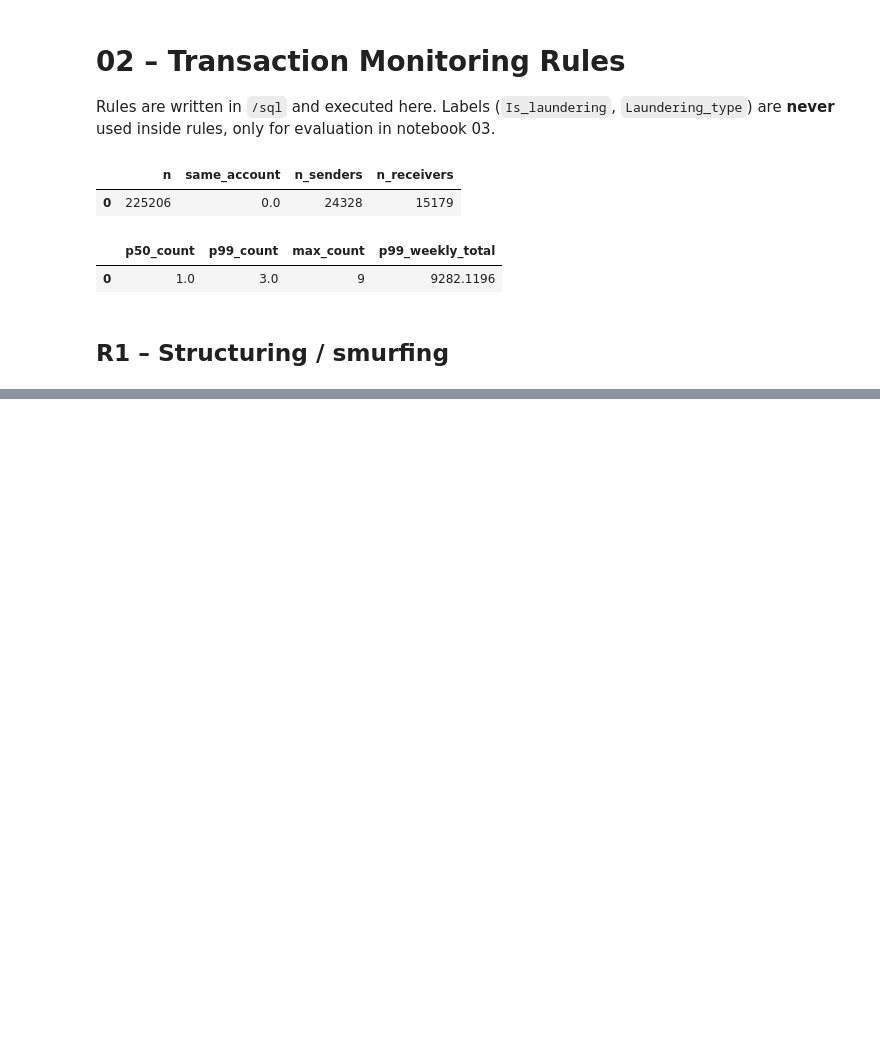
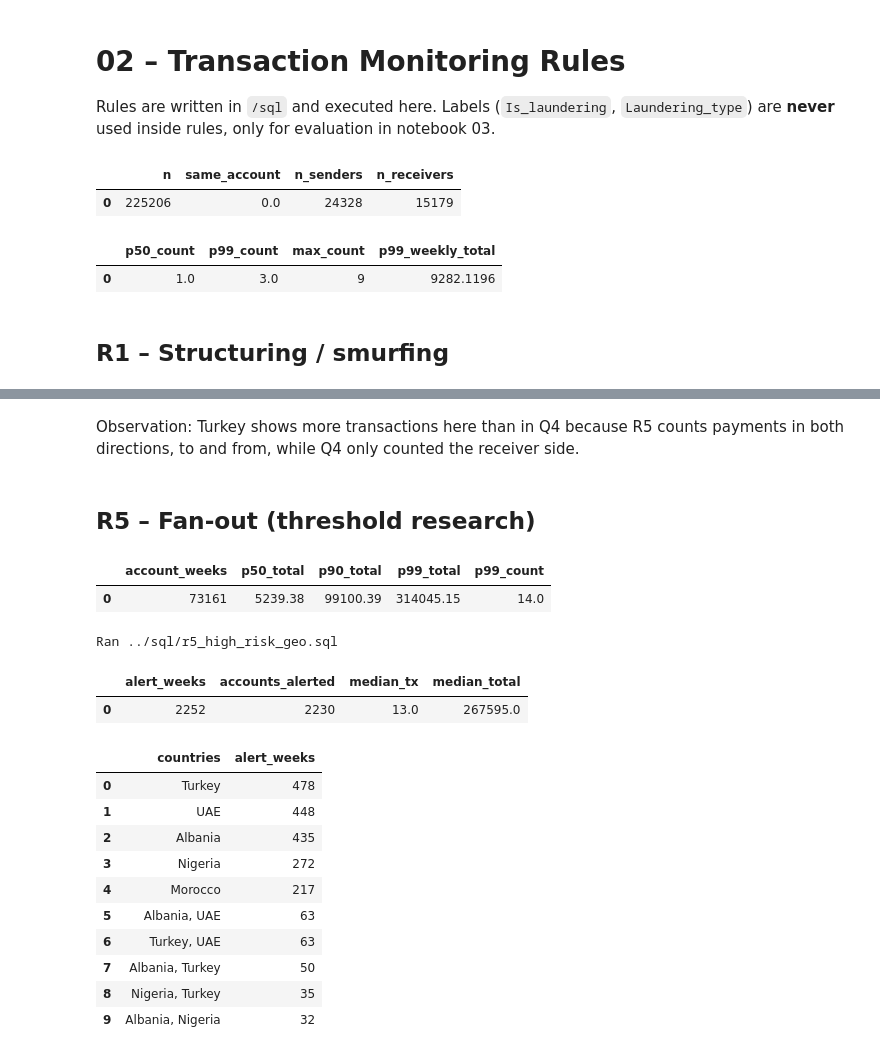
Before and after one commit to oluwafemi-olagunju/aml-transaction-monitoring, a Jupyter notebook: notebooks/02_rules.ipynb, the cells around one changed output, grey strips where cells are left out. Cells and saved outputs as stored; diff of their text form; code cells hidden in the pictures; blank space fills up the shorter version.

```diff
--- a/notebooks/02_rules.ipynb
+++ b/notebooks/02_rules.ipynb
@@ -64,0 +235,58 @@ Did you mean "pg_tables"?
+# %% [markdown]
+Observation: Turkey shows more transactions here than in Q4 because R5 counts payments in both directions, to and from, while Q4 only counted the receiver side.
+# %% [markdown]
+## R5 – Fan-out (threshold research)
+# %%
+con.sql("""
+WITH weekly AS (
+    SELECT account,
+           date_trunc('week', ts) AS wk,
+           COUNT(*)               AS n_tx,
+           SUM(Amount)            AS total_amount
+    FROM r5_tx
+    GROUP BY account, wk
+)
+SELECT COUNT(*)                            AS account_weeks,
+       quantile_cont(total_amount, 0.50)   AS p50_total,
+       quantile_cont(total_amount, 0.90)   AS p90_total,
+       quantile_cont(total_amount, 0.99)   AS p99_total,
+       quantile_cont(n_tx, 0.99)           AS p99_count
+FROM weekly
+""").df()
+# %% [output]
+|  | account_weeks | p50_total | p90_total | p99_total | p99_count |
+| 0 | 73161 | 5239.38 | 99100.39 | 314045.15 | 14.0 |
+# %%
+run_sql("../sql/r5_high_risk_geo.sql")
+
+con.sql("""
+SELECT COUNT(*)                      AS alert_weeks,
+       COUNT(DISTINCT account)       AS accounts_alerted,
+       ROUND(MEDIAN(n_tx), 1)        AS median_tx,
+       ROUND(MEDIAN(total_amount), 0) AS median_total
+FROM r5_alerts
+""").df()
+# %% [output]
+Ran ../sql/r5_high_risk_geo.sql
+|  | alert_weeks | accounts_alerted | median_tx | median_total |
+| 0 | 2252 | 2230 | 13.0 | 267595.0 |
+# %%
+con.sql("""
+SELECT countries, COUNT(*) AS alert_weeks
+FROM r5_alerts
+GROUP BY countries
+ORDER BY alert_weeks DESC
+LIMIT 10
+""").df()
+# %% [output]
+|  | countries | alert_weeks |
+| 0 | Turkey | 478 |
+| 1 | UAE | 448 |
+| 2 | Albania | 435 |
+| 3 | Nigeria | 272 |
+| 4 | Morocco | 217 |
+| 5 | Albania, UAE | 63 |
+| 6 | Turkey, UAE | 63 |
+| 7 | Albania, Turkey | 50 |
+| 8 | Nigeria, Turkey | 35 |
+| 9 | Albania, Nigeria | 32 |
```
Also changed, not shown: parts of 23 cells of this notebook, 3 other files.
